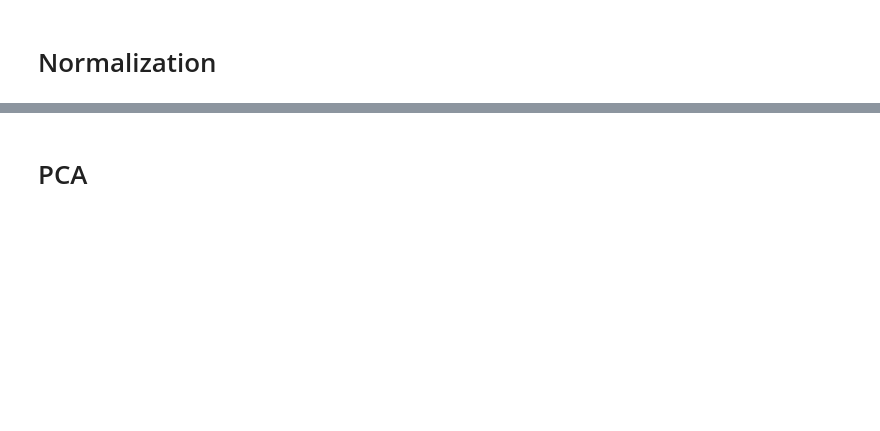
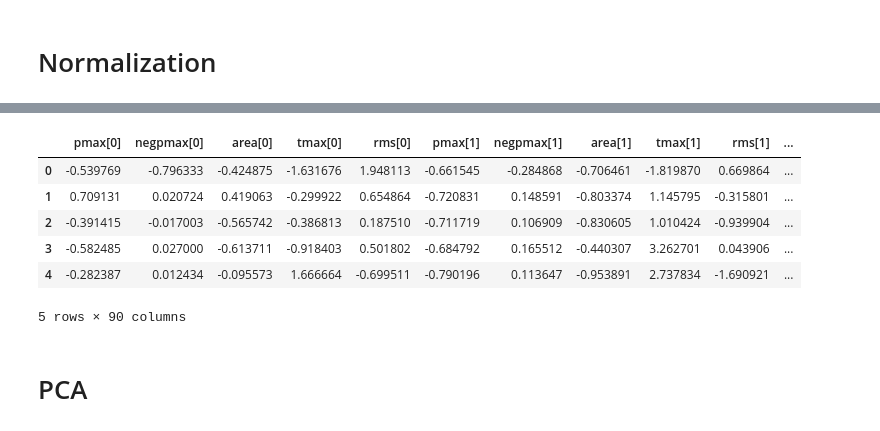
Before and after one commit to MateoRivera/Data-science-lab---Laboratories, a Jupyter notebook: Final project/Preprocessing Mat.ipynb, the cells around one changed output, grey strips where cells are left out. Saved outputs shown, nothing was run; the diff lists cells and outputs as text; code cells hidden in the pictures; blank space fills up the shorter version.

```diff
--- a/Final project/Preprocessing Mat.ipynb
+++ b/Final project/Preprocessing Mat.ipynb
@@ -168,2 +172,5 @@ cl_alg.fit(X_train)
 # %% [markdown]
 # Normalization
+# %%
+scaler = StandardScaler()
+X_train_scaled = scaler.fit_transform(X_train)
@@ -170,2 +193,13 @@ cl_alg.fit(X_train)
+# %%
+X_train_scaled = pd.DataFrame(X_train_scaled, columns=X_train.columns)
+X_train_scaled.head()
+# %% [output]
+|  | pmax[0] | negpmax[0] | area[0] | tmax[0] | rms[0] | pmax[1] | negpmax[1] | area[1] | tmax[1] | rms[1] | ... |
+| 0 | -0.539769 | -0.796333 | -0.424875 | -1.631676 | 1.948113 | -0.661545 | -0.284868 | -0.706461 | -1.819870 | 0.669864 | ... |
+| 1 | 0.709131 | 0.020724 | 0.419063 | -0.299922 | 0.654864 | -0.720831 | 0.148591 | -0.803374 | 1.145795 | -0.315801 | ... |
+| 2 | -0.391415 | -0.017003 | -0.565742 | -0.386813 | 0.187510 | -0.711719 | 0.106909 | -0.830605 | 1.010424 | -0.939904 | ... |
+| 3 | -0.582485 | 0.027000 | -0.613711 | -0.918403 | 0.501802 | -0.684792 | 0.165512 | -0.440307 | 3.262701 | 0.043906 | ... |
+| 4 | -0.282387 | 0.012434 | -0.095573 | 1.666664 | -0.699511 | -0.790196 | 0.113647 | -0.953891 | 2.737834 | -1.690921 | ... |
+5 rows × 90 columns
 # %% [markdown]
 # PCA
```
Also changed, not shown: parts of 13 cells of this notebook.
